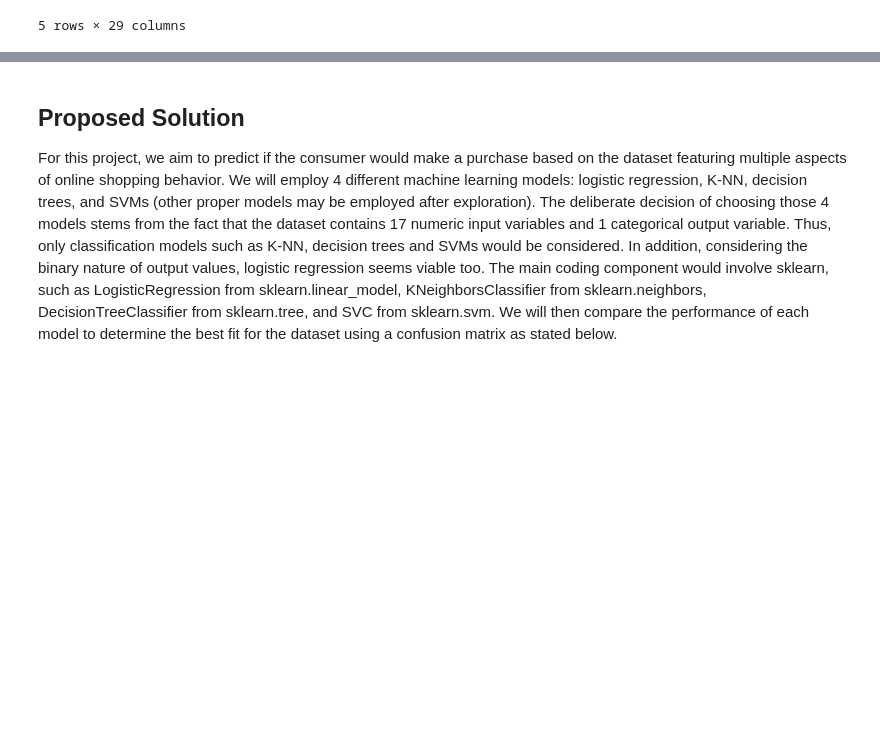
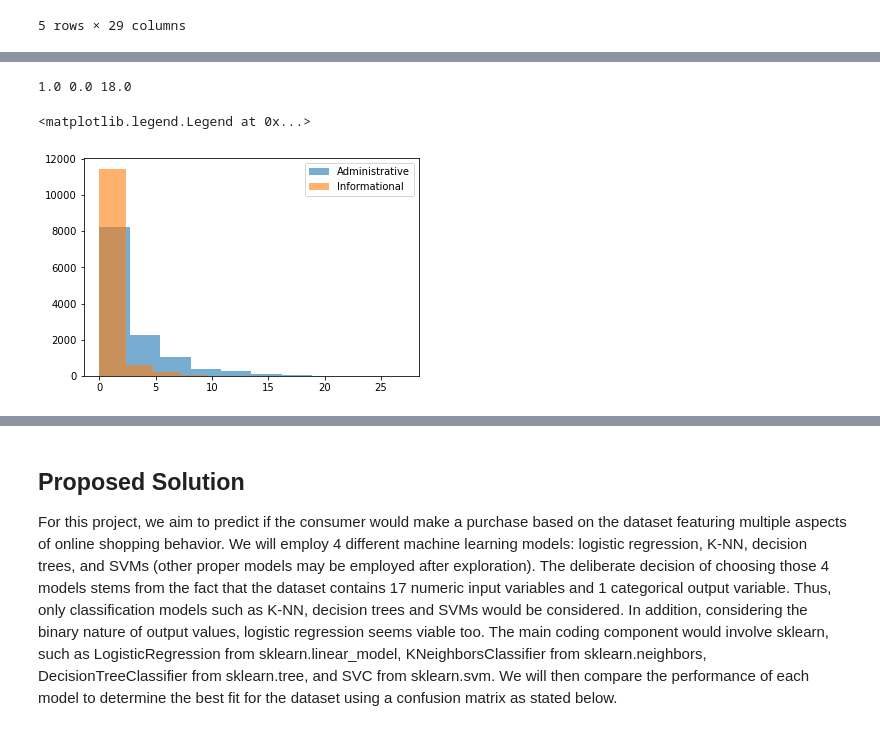
Before and after one commit to COGS118A/Group014-Sp22, a Jupyter notebook: Checkpoint-Group014-Sp22.ipynb, the cells around one changed output, grey strips where cells are left out. Saved outputs shown, nothing was run; the diff lists cells and outputs as text; code cells hidden in the pictures; blank space fills up the shorter version.

Commit message:
add some EDA, need further plots (by Amanda)

```diff
--- a/Checkpoint-Group014-Sp22.ipynb
+++ b/Checkpoint-Group014-Sp22.ipynb
@@ -158,0 +176,16 @@ df.head()
+# %%
+# The reason why we are plotting the median value here is to check if there are good to fit into one plot
+pg_count1 = df['Administrative'].median()
+pg_count2 = df['Informational'].median()
+pg_count3 = df['ProductRelated'].median()
+print(pg_count1,pg_count2,pg_count3) # it seems like the'ProductRelated' has a way higher median pages count
+# %% [output]
+1.0 0.0 18.0
+# %%
+plt.hist(df['Administrative'],alpha = 0.6,label = "Administrative")
+plt.hist(df['Informational'],alpha = 0.6,label = "Informational")
+#plt.hist(df['ProductRelated'],alpha = 0.6,label = "ProductRelated")
+plt.legend()
+# %% [output]
+<matplotlib.legend.Legend at 0x...>
+[figure, added]
```
Also changed, not shown: parts of 21 cells of this notebook.
